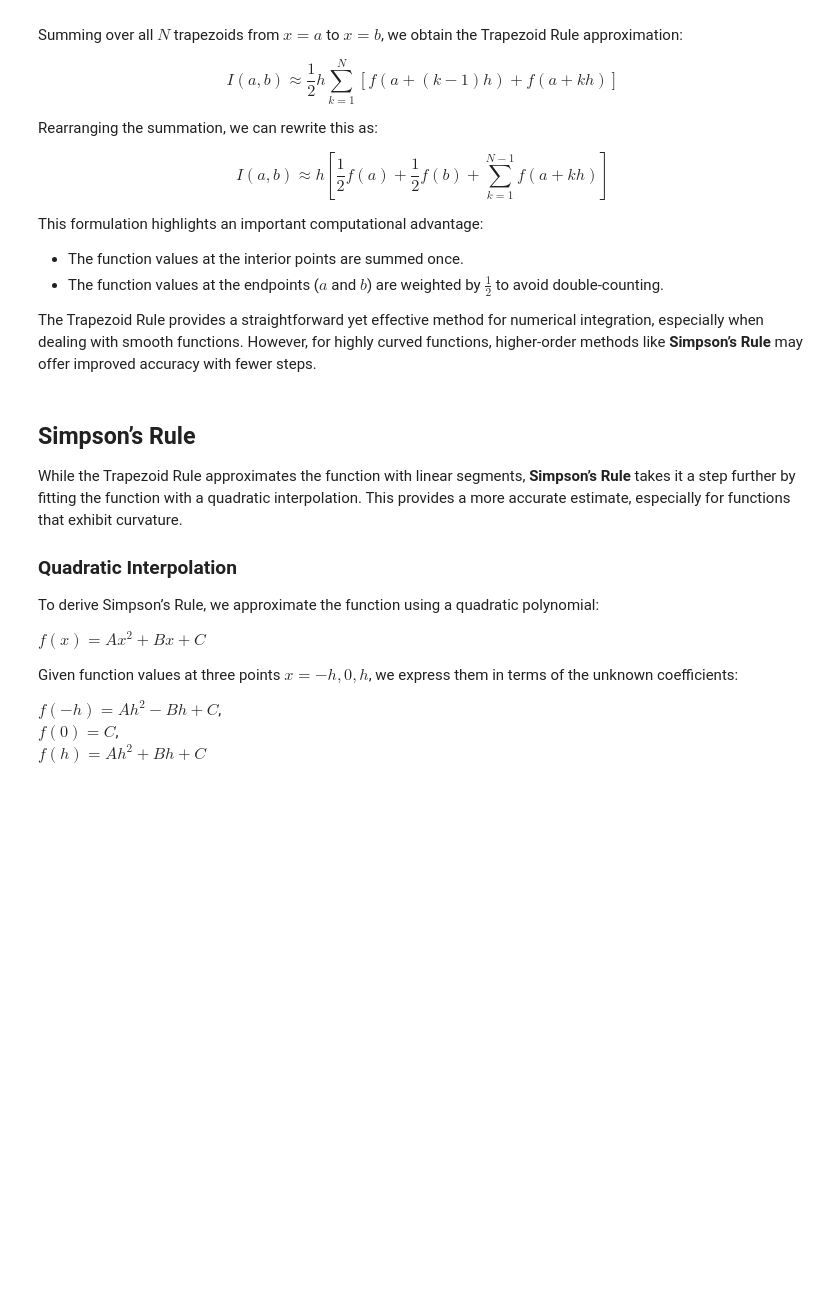
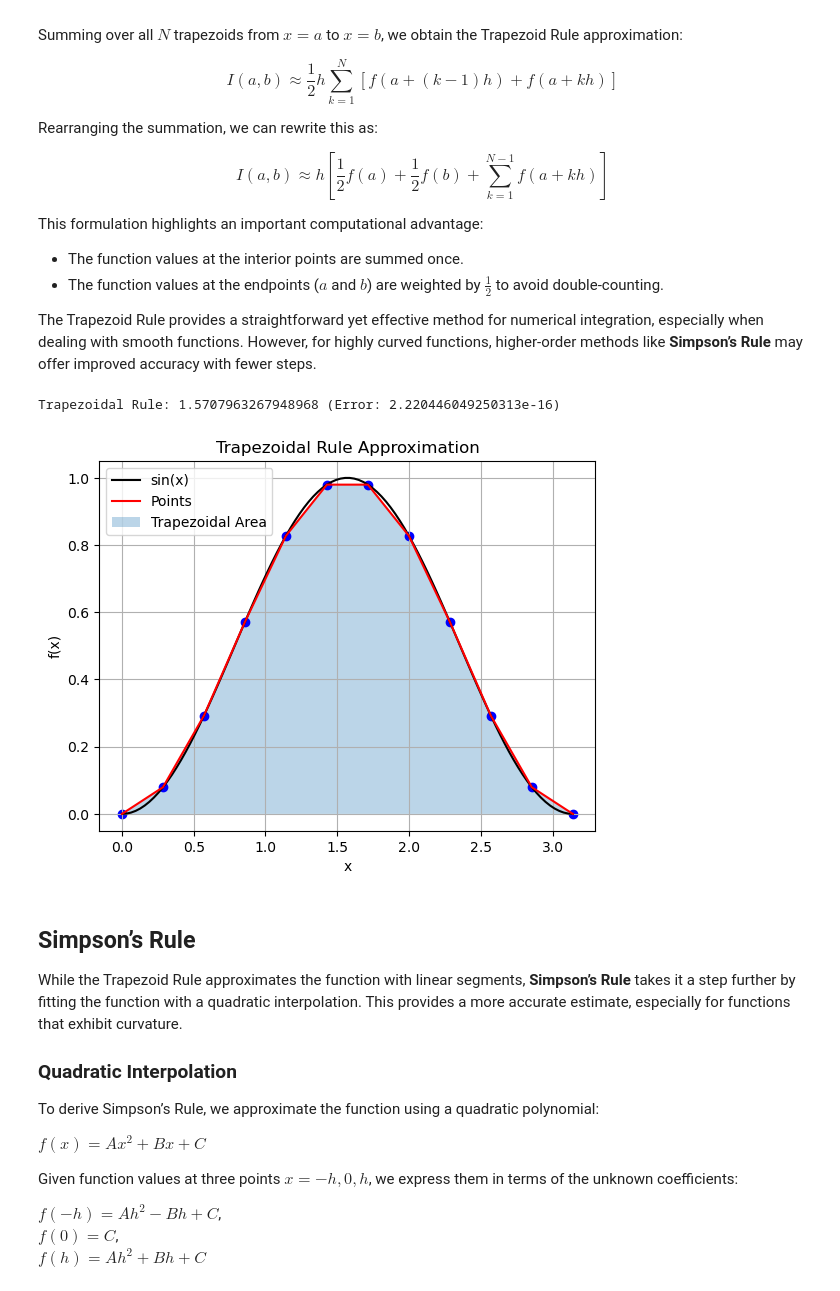
Before and after one commit to Phys3211/resources, a Jupyter notebook: Computation/11_Lecture_Integration.ipynb, the cells around one changed output. Drawn from its saved outputs; the diff is of its cells as text; code cells hidden in the pictures; blank space fills up the shorter version.

```diff
--- a/Computation/11_Lecture_Integration.ipynb
+++ b/Computation/11_Lecture_Integration.ipynb
@@ -57,34 +57,37 @@ The Trapezoid Rule provides a straightforward yet effective method for numerical
 import integrate as intg
 import numpy as np
 import matplotlib.pyplot as plt
 
 # Define a test function
 def f(x):
     return np.sin(x)**2
 # Integration limits
 a, b = 0, np.pi
 # Number of steps
-N = 10
+N = 11
 # Compute integrals
 trap_result = intg.trapezoidrule(f, a, b, N)
 # Exact integral value for comparison
 exact_value = np.pi/2
 # Print results
 print(f"Trapezoidal Rule: {trap_result} (Error: {abs(trap_result - exact_value)})")
 fx = np.linspace(a,b,100)
 x = np.linspace(a, b, N + 1)
 
 plt.plot(fx,f(fx),'k',label = 'sin(x)')
 plt.plot(x, f(x), 'r', label='Points')
 plt.fill_between(x, f(x), alpha=0.3, label="Trapezoidal Area")
 plt.scatter(x, f(x), color='blue')
 #plt.gca().set_aspect('equal')
 plt.legend(loc='upper left')
 plt.xlabel('x')
 plt.ylabel('f(x)')
 plt.title('Trapezoidal Rule Approximation')
 plt.grid()
 plt.show()
+# %% [output]
+Trapezoidal Rule: 1.5707963267948968 (Error: 2.220446049250313e-16)
+[figure, added]
 # %% [markdown]
 ## Simpson’s Rule
 
```
Also changed, not shown: parts of 14 cells of this notebook, 3 other files.
